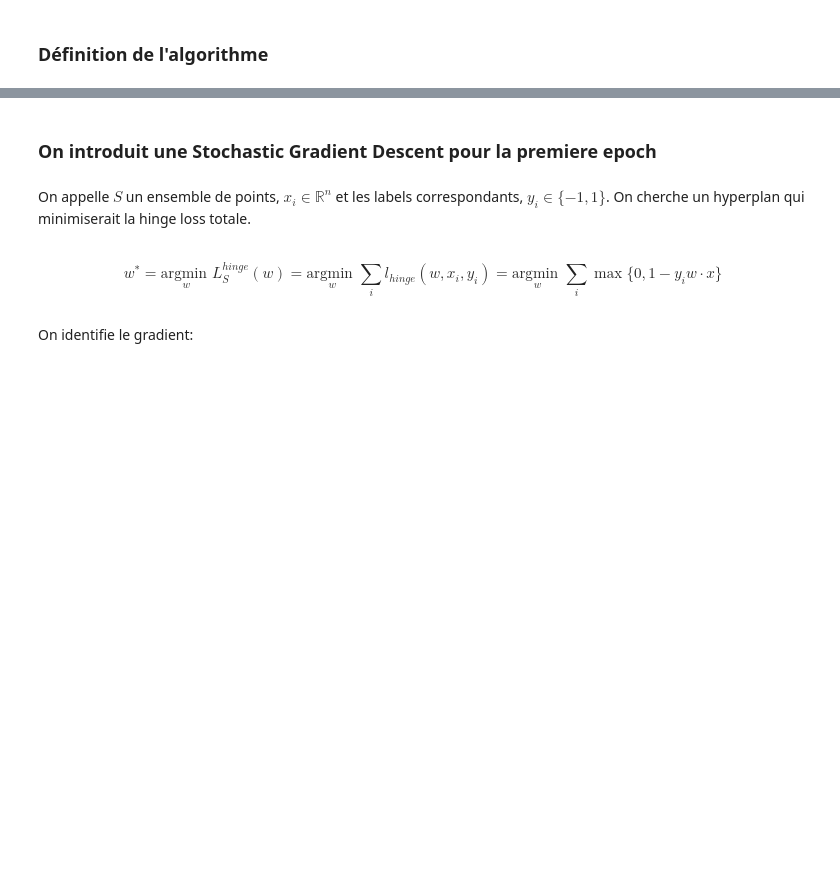
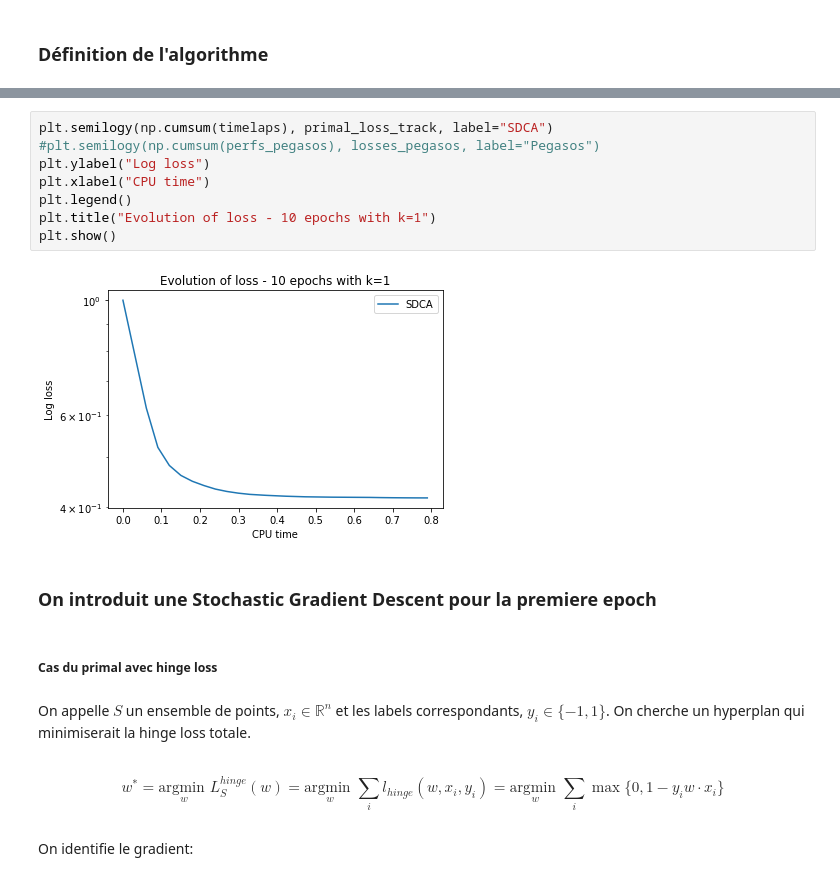
Before and after one commit to gauthier-schweitzer/soadml, a Jupyter notebook: Projet.ipynb, the cells around one changed output, grey strips where cells are left out. Cells and saved outputs as stored; diff of their text form; blank space fills up the shorter version.

```diff
--- a/Projet.ipynb
+++ b/Projet.ipynb
@@ -148,10 +249,22 @@ squared norm of difference 0.36981066425058257
+# %%
+plt.semilogy(np.cumsum(timelaps), primal_loss_track, label="SDCA")
+#plt.semilogy(np.cumsum(perfs_pegasos), losses_pegasos, label="Pegasos")
+plt.ylabel("Log loss")
+plt.xlabel("CPU time")
+plt.legend()
+plt.title("Evolution of loss - 10 epochs with k=1")
+plt.show()
+# %% [output]
+[figure, added]
 # %% [markdown]
 ### On introduit une Stochastic Gradient Descent pour la premiere epoch
+# %% [markdown]
+##### Cas du primal avec hinge loss
 # %% [markdown]
 On appelle $S$ un ensemble de points, $x_i \in \mathbb{R}^{n}$ et les labels correspondants, $y_i \in \{−1,1\}$. On cherche un hyperplan qui minimiserait la hinge loss totale.
 # %% [markdown]
 \begin{equation}
-w^* = \underset{w}{\text{argmin }} L^{hinge}_S(w) = \underset{w}{\text{argmin }} \sum_i{l_{hinge}(w,x_i,y_i)}= \underset{w}{\text{argmin }} \sum_i{\max{\{0,1-y_iw\cdot x}\}}
+w^* = \underset{w}{\text{argmin }} L^{hinge}_S(w) = \underset{w}{\text{argmin }} \sum_i{l_{hinge}(w,x_i,y_i)}= \underset{w}{\text{argmin }} \sum_i{\max{\{0,1-y_iw\cdot x_i}\}}
 \end{equation}
 # %% [markdown]
 On identifie le gradient:
```
Also changed, not shown: parts of 34 cells of this notebook.
